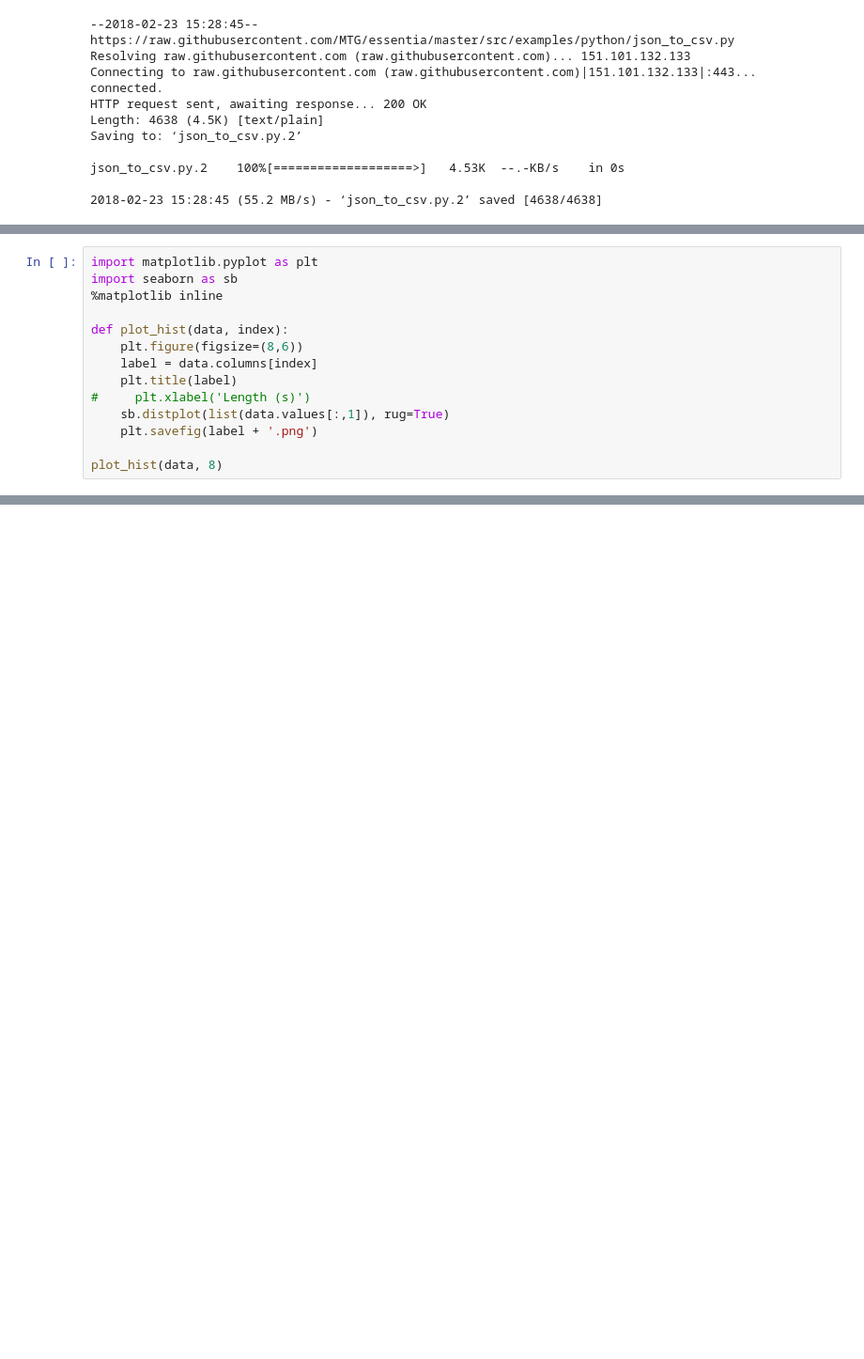
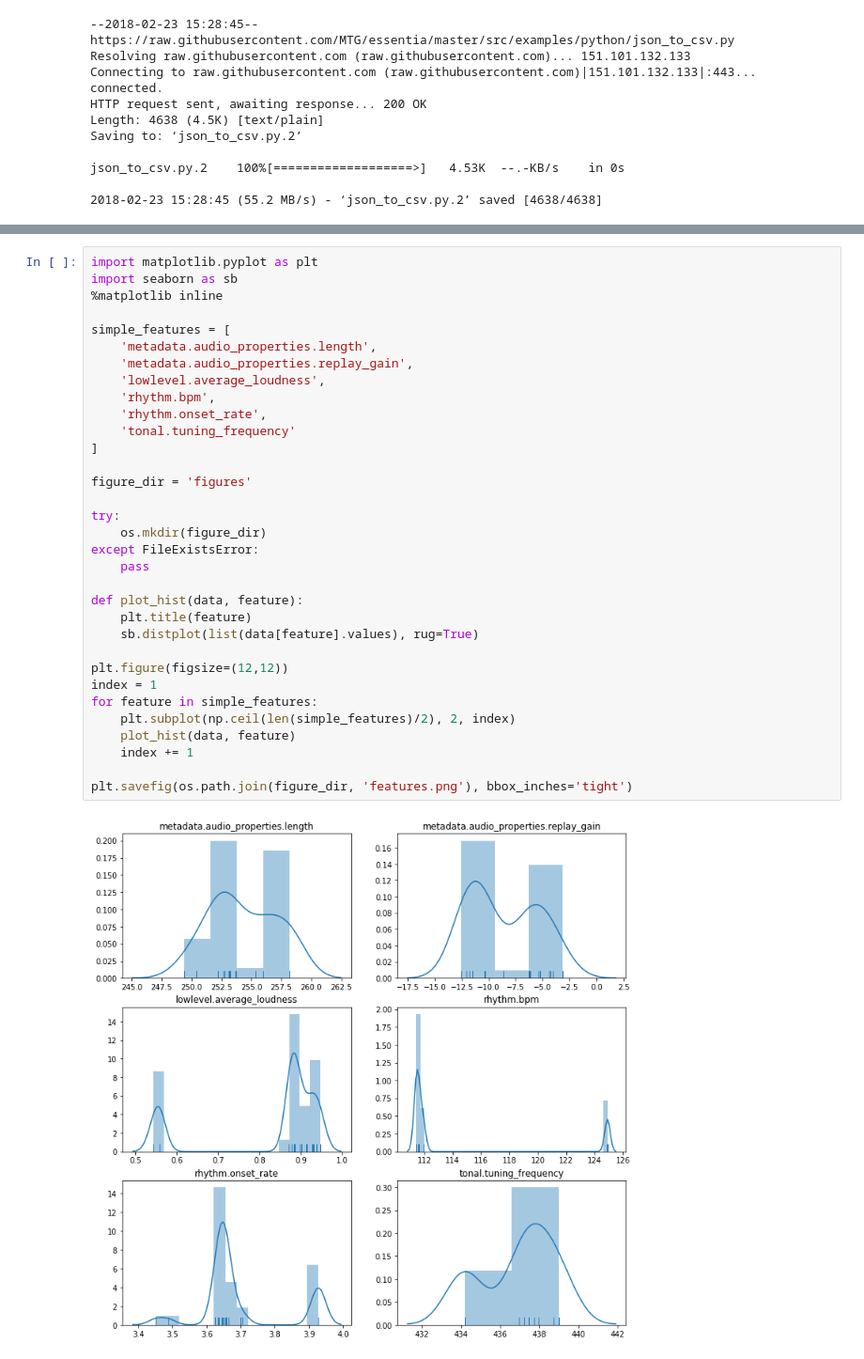
Before and after one commit to kamalsky/MIRCourse, a Jupyter notebook: amplab/acousticbrainz/amplab-ab.ipynb, the cells around one changed output, grey strips where cells are left out. Shown at 94% size. Saved outputs shown, nothing was run; the diff lists cells and outputs as text; blank space fills up the shorter version.

```diff
--- a/amplab/acousticbrainz/amplab-ab.ipynb
+++ b/amplab/acousticbrainz/amplab-ab.ipynb
@@ -118,14 +105,0 @@ for csv_file in os.listdir(csv_dir):
-# %%
-import matplotlib.pyplot as plt
-import seaborn as sb
-%matplotlib inline
-
-def plot_hist(data, index):
-    plt.figure(figsize=(8,6))
-    label = data.columns[index]
-    plt.title(label)
-#     plt.xlabel('Length (s)')
-    sb.distplot(list(data.values[:,1]), rug=True)
-    plt.savefig(label + '.png')
-
-plot_hist(data, 8)
@@ -182,0 +108,35 @@ lens
+# %%
+import matplotlib.pyplot as plt
+import seaborn as sb
+%matplotlib inline
+
+simple_features = [
+    'metadata.audio_properties.length',
+    'metadata.audio_properties.replay_gain',
+    'lowlevel.average_loudness',
+    'rhythm.bpm',
+    'rhythm.onset_rate',
+    'tonal.tuning_frequency'
+]
+
+figure_dir = 'figures'
+
+try:
+    os.mkdir(figure_dir)
+except FileExistsError:
+    pass
+
+def plot_hist(data, feature):
+    plt.title(feature)
+    sb.distplot(list(data[feature].values), rug=True)
+
+plt.figure(figsize=(12,12))
+index = 1
+for feature in simple_features:
+    plt.subplot(np.ceil(len(simple_features)/2), 2, index)
+    plot_hist(data, feature)
+    index += 1
+
+plt.savefig(os.path.join(figure_dir, 'features.png'), bbox_inches='tight')
+# %% [output]
+[figure, added]
```
Also changed, not shown: parts of 18 cells of this notebook, 14 other files.
